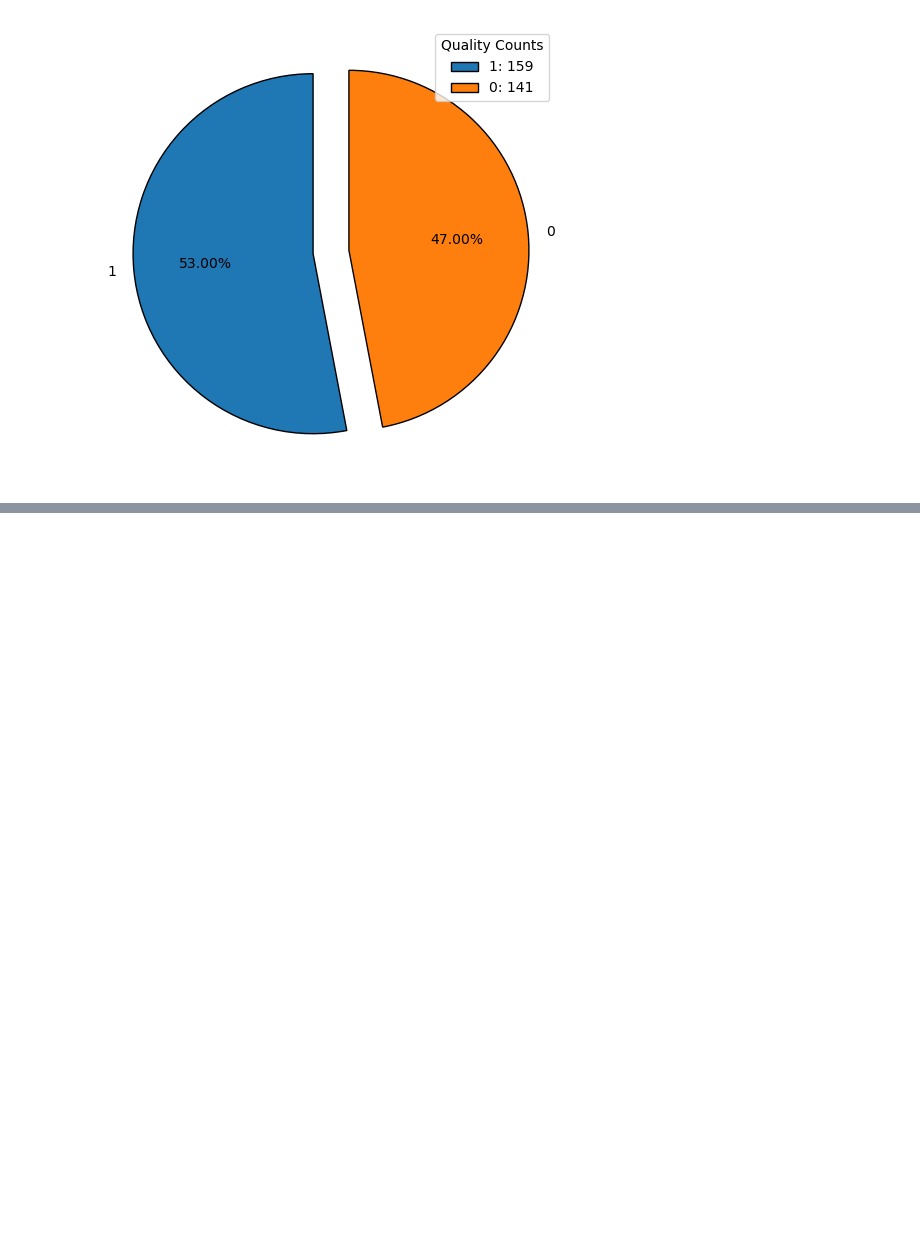
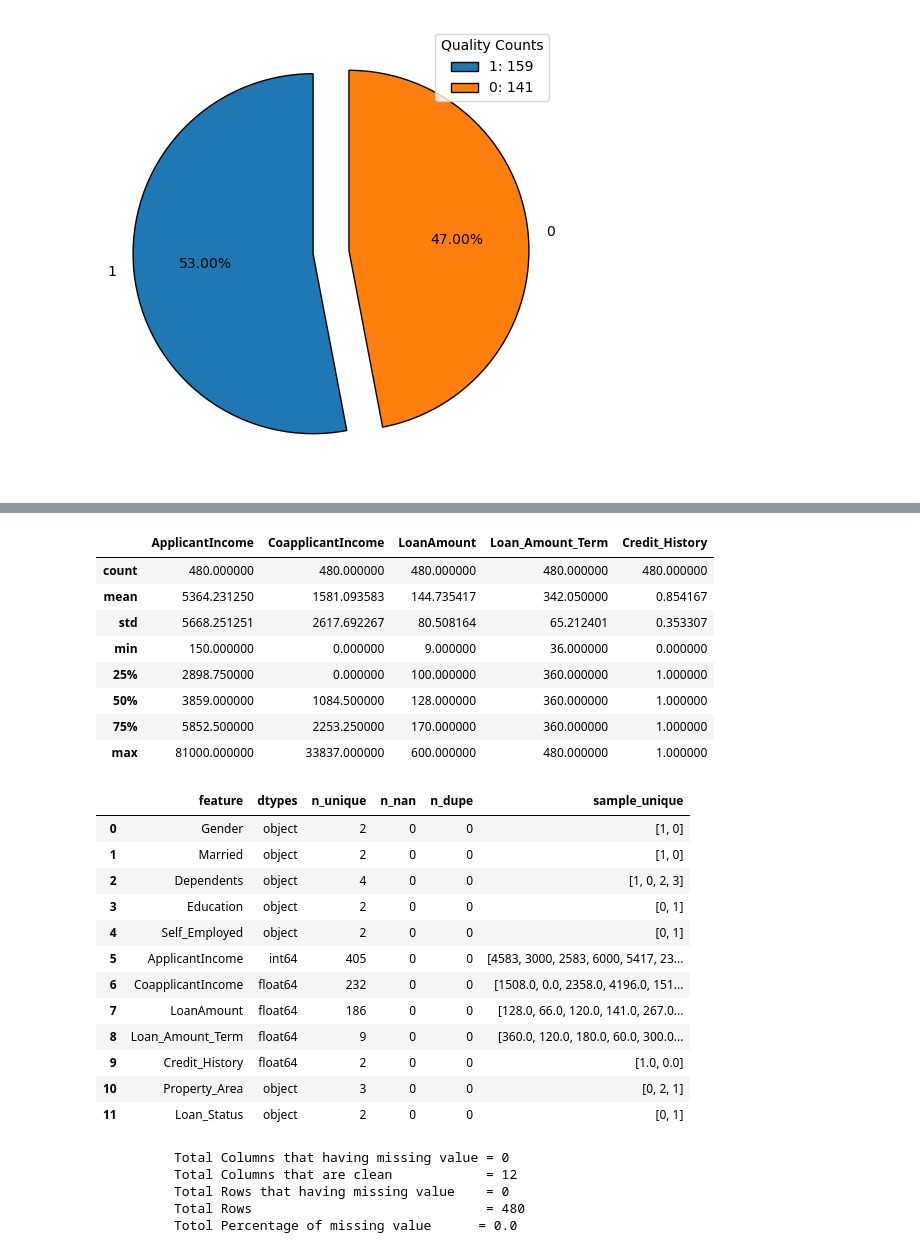
Before and after one commit to david-inf/SGD-and-LS, a Jupyter notebook: py/datasets/prepare_datasets.ipynb, the cells around one changed output, grey strips where cells are left out. Cells and saved outputs as stored; diff of their text form; code cells hidden in the pictures; blank space fills up the shorter version.

```diff
--- a/py/datasets/prepare_datasets.ipynb
+++ b/py/datasets/prepare_datasets.ipynb
@@ -225,0 +267,30 @@ y_train.to_csv("hr_score/hr_y_test.csv", index=False)
+# %%
+dataset_info(df)
+# %% [output]
+|  | ApplicantIncome | CoapplicantIncome | LoanAmount | Loan_Amount_Term | Credit_History |
+| count | 480.000000 | 480.000000 | 480.000000 | 480.000000 | 480.000000 |
+| mean | 5364.231250 | 1581.093583 | 144.735417 | 342.050000 | 0.854167 |
+| std | 5668.251251 | 2617.692267 | 80.508164 | 65.212401 | 0.353307 |
+| min | 150.000000 | 0.000000 | 9.000000 | 36.000000 | 0.000000 |
+| 25% | 2898.750000 | 0.000000 | 100.000000 | 360.000000 | 1.000000 |
+| 50% | 3859.000000 | 1084.500000 | 128.000000 | 360.000000 | 1.000000 |
+| 75% | 5852.500000 | 2253.250000 | 170.000000 | 360.000000 | 1.000000 |
+| max | 81000.000000 | 33837.000000 | 600.000000 | 480.000000 | 1.000000 |
+|  | feature | dtypes | n_unique | n_nan | n_dupe | sample_unique |
+| 0 | Gender | object | 2 | 0 | 0 | [1, 0] |
+| 1 | Married | object | 2 | 0 | 0 | [1, 0] |
+| 2 | Dependents | object | 4 | 0 | 0 | [1, 0, 2, 3] |
+| 3 | Education | object | 2 | 0 | 0 | [0, 1] |
+| 4 | Self_Employed | object | 2 | 0 | 0 | [0, 1] |
+| 5 | ApplicantIncome | int64 | 405 | 0 | 0 | [4583, 3000, 2583, 6000, 5417, 23... |
+| 6 | CoapplicantIncome | float64 | 232 | 0 | 0 | [1508.0, 0.0, 2358.0, 4196.0, 151... |
+| 7 | LoanAmount | float64 | 186 | 0 | 0 | [128.0, 66.0, 120.0, 141.0, 267.0... |
+| 8 | Loan_Amount_Term | float64 | 9 | 0 | 0 | [360.0, 120.0, 180.0, 60.0, 300.0... |
+| 9 | Credit_History | float64 | 2 | 0 | 0 | [1.0, 0.0] |
+| 10 | Property_Area | object | 3 | 0 | 0 | [0, 2, 1] |
+| 11 | Loan_Status | object | 2 | 0 | 0 | [0, 1] |
+          Total Columns that having missing value = 0
+          Total Columns that are clean            = 12
+          Total Rows that having missing value    = 0
+          Total Rows                              = 480
+          Totol Percentage of missing value      = 0.0
```
Also changed, not shown: parts of 15 cells of this notebook, 7 other files.
